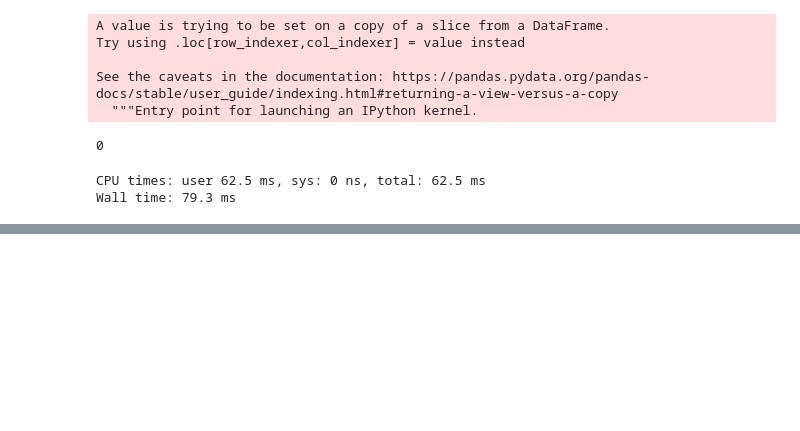
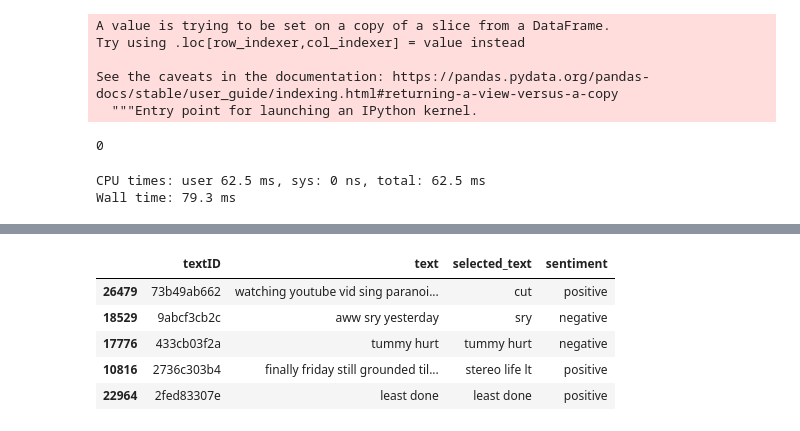
Before and after one commit to pmbrull/udacity-ml-engineer-capstone, a Jupyter notebook: notebooks/Capstone.ipynb, the cells around one changed output, grey strips where cells are left out. Cells and saved outputs as stored; diff of their text form; code cells hidden in the pictures; blank space fills up the shorter version.

```diff
--- a/notebooks/Capstone.ipynb
+++ b/notebooks/Capstone.ipynb
@@ -642,0 +660,9 @@ Running loss: 1.162603
+# %%
+X_val.head()
+# %% [output]
+|  | textID | text | selected_text | sentiment |
+| 26479 | 73b49ab662 | watching youtube vid sing paranoi... | cut | positive |
+| 18529 | 9abcf3cb2c | aww sry yesterday | sry | negative |
+| 17776 | 433cb03f2a | tummy hurt | tummy hurt | negative |
+| 10816 | 2736c303b4 | finally friday still grounded til... | stereo life lt | positive |
+| 22964 | 2fed83307e | least done | least done | positive |
```
Also changed, not shown: parts of 6 cells of this notebook, 2 other files.
